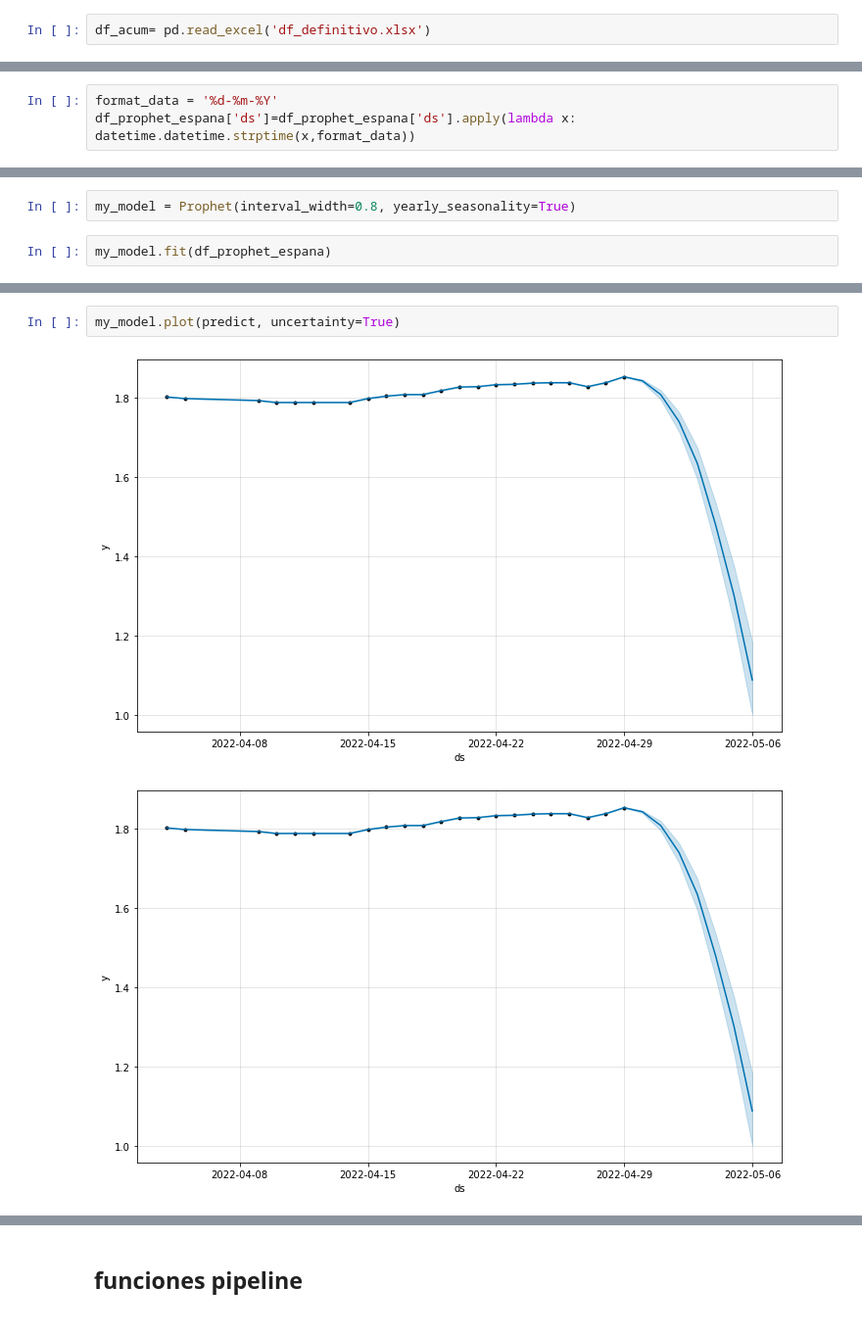
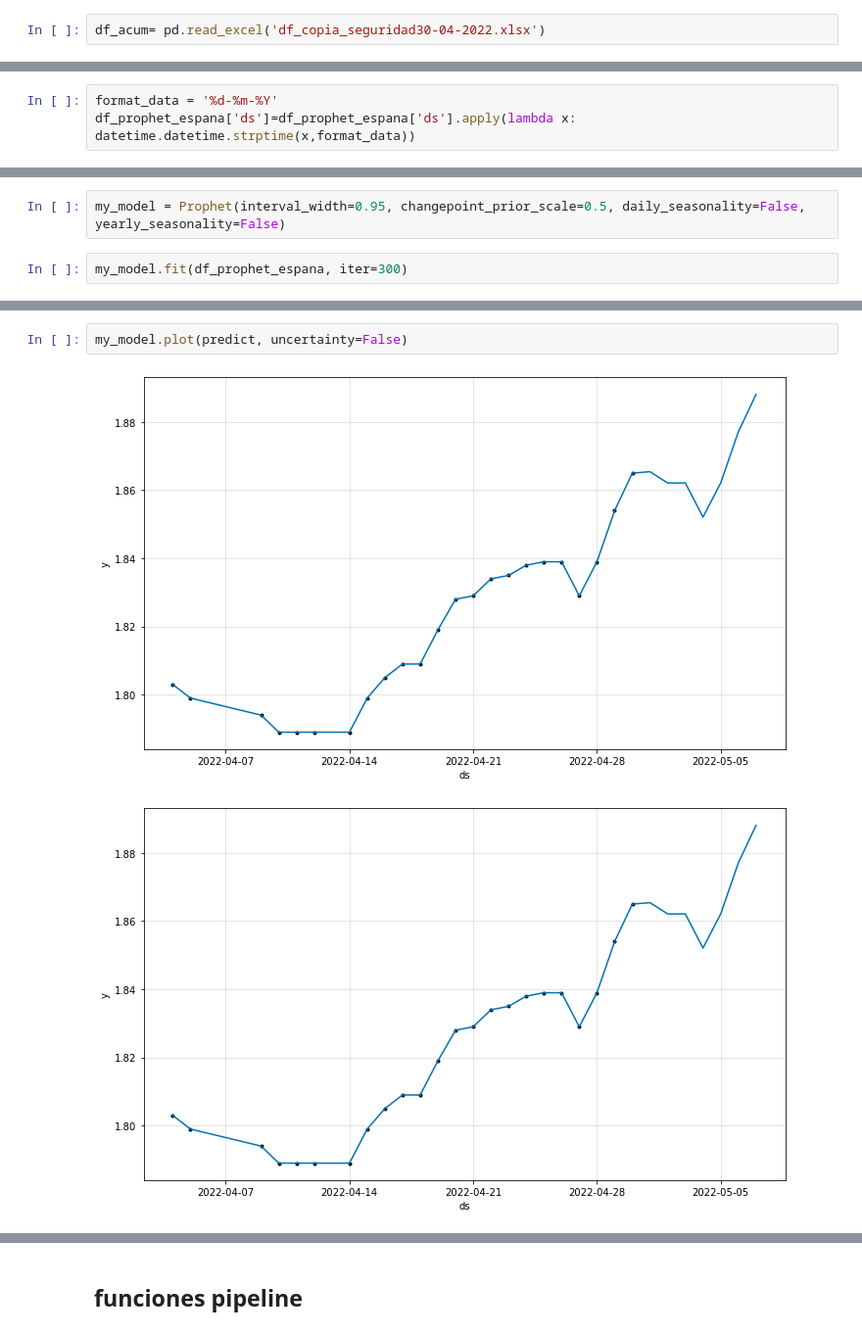
Before and after one commit to abarrasa/Final-Project, a Jupyter notebook: Prophet españa.ipynb, the cells around one changed output, grey strips where cells are left out. Shown at 98% size. Drawn from its saved outputs; the diff is of its cells as text.

```diff
--- a/Prophet españa.ipynb
+++ b/Prophet españa.ipynb
@@ -16,7 +16,7 @@ from prophet import Prophet
 from fbprophet.plot import plot_plotly
 import plotly.offline as py
 # %%
-df_acum= pd.read_excel('df_definitivo.xlsx')
+df_acum= pd.read_excel('df_copia_seguridad30-04-2022.xlsx')
 # %%
 df_acum['Precio gasolina 95 E5'] = df_acum['Precio gasolina 95 E5'].apply(lambda x: x.replace(',','.'))
 df_acum.drop(df_acum.loc[df_acum['Precio gasolina 95 E5']=='No disponible'].index, inplace=True)
@@ -76,4 +84,4 @@ memory usage: 480.0 bytes
 # %%
-my_model = Prophet(interval_width=0.8, yearly_seasonality=True)
+my_model = Prophet(interval_width=0.95, changepoint_prior_scale=0.5, daily_seasonality=False, yearly_seasonality=False)
 # %%
-my_model.fit(df_prophet_espana)
+my_model.fit(df_prophet_espana, iter=300)
@@ -168,8 +132,8 @@ predict[['ds', 'yhat', 'yhat_lower', 'yhat_upper']].tail(9)
 # %%
-my_model.plot(predict, uncertainty=True)
+my_model.plot(predict, uncertainty=False)
 # %% [output]
-[figure, old version]
+[figure, new version]
-[figure, old version]
+[figure, new version]
 # %%
 my_model.plot_components(predict)
 # %% [output]
```
Also changed, not shown: parts of 12 cells of this notebook, 17 other files.
